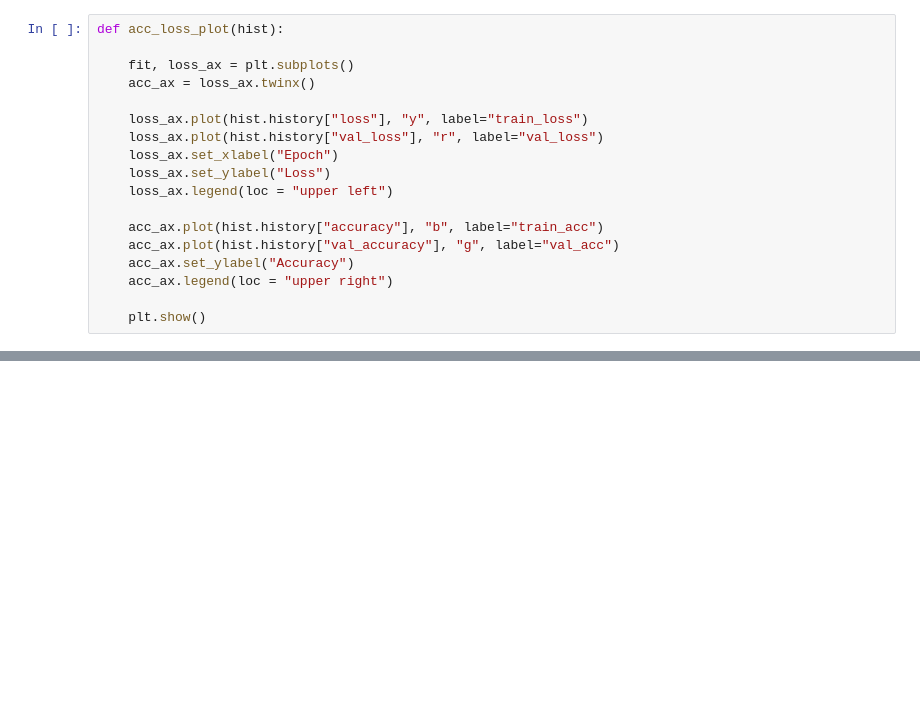
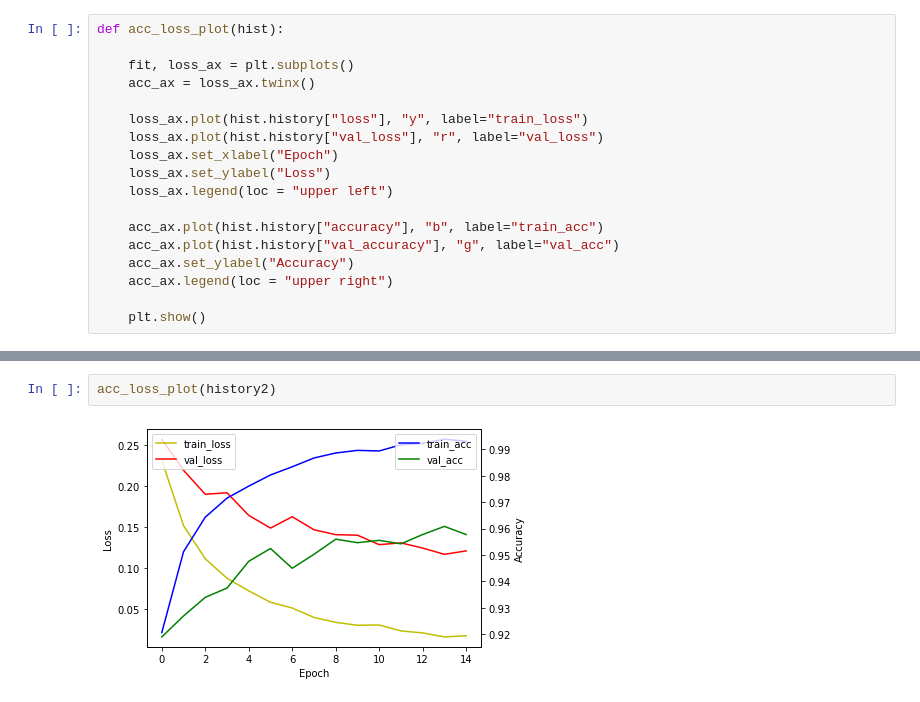
Before and after one commit to pseudope/Parrot_5th_Level1_2, a Jupyter notebook: 11-26-2021_조현빈.ipynb, the cells around one changed output, grey strips where cells are left out. Drawn from its saved outputs; the diff is of its cells as text; blank space fills up the shorter version.

```diff
--- a/11-26-2021_조현빈.ipynb
+++ b/11-26-2021_조현빈.ipynb
@@ -727,0 +471,4 @@ acc_loss_plot(history)
+# %%
+acc_loss_plot(history2)
+# %% [output]
+[figure, added]
```
Also changed, not shown: parts of 13 cells of this notebook.
